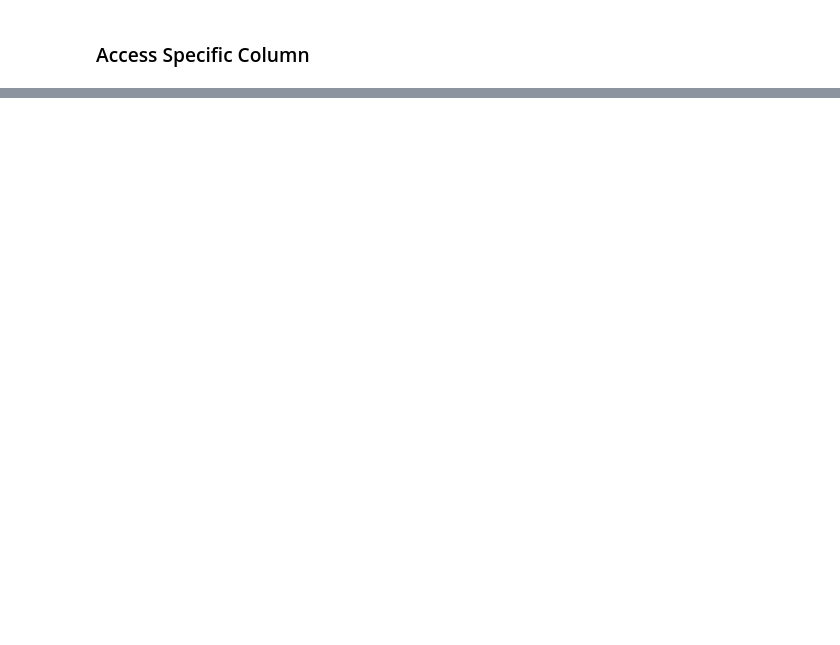
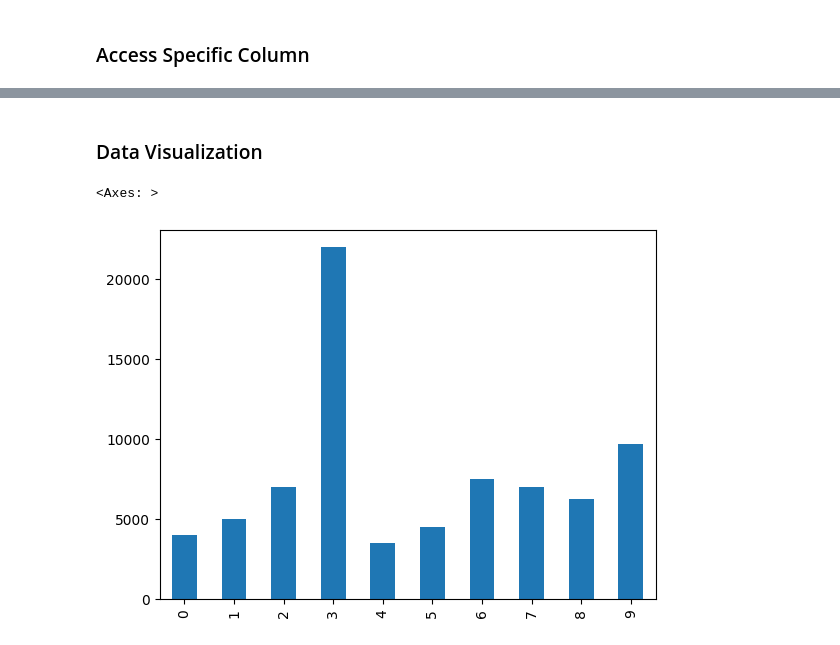
Before and after one commit to christiandarvs/CompleteML-DS, a Jupyter notebook: Pandas - Data Analysis/pandas-notes.ipynb, the cells around one changed output, grey strips where cells are left out. Drawn from its saved outputs; the diff is of its cells as text; code cells hidden in the pictures; blank space fills up the shorter version.

```diff
--- a/Pandas - Data Analysis/pandas-notes.ipynb
+++ b/Pandas - Data Analysis/pandas-notes.ipynb
@@ -53,0 +240,5 @@ car_sales['Price']
+# %%
+car_sales['Price'] = car_sales['Price'].str.replace('$', '')
+car_sales['Price'] = car_sales['Price'].str.replace(',', '')
+car_sales['Price'] = car_sales['Price'].astype(float).astype(int)
+car_sales
@@ -53,0 +270,3 @@ car_sales['Price']
+# %%
+car_sales['Make'] = car_sales['Make'].str.lower()
+car_sales
@@ -53,0 +285,7 @@ car_sales['Price']
+# %% [markdown]
+### Data Visualization
+# %%
+car_sales['Price'].plot(kind='bar')
+# %% [output]
+<Axes: >
+[figure, added]
```
Also changed, not shown: parts of 39 cells of this notebook, 2 other files.
